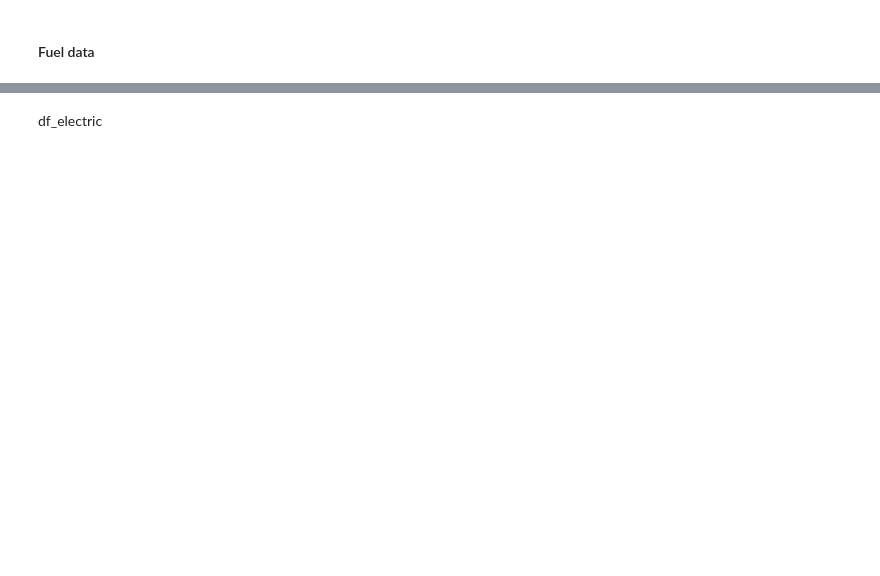
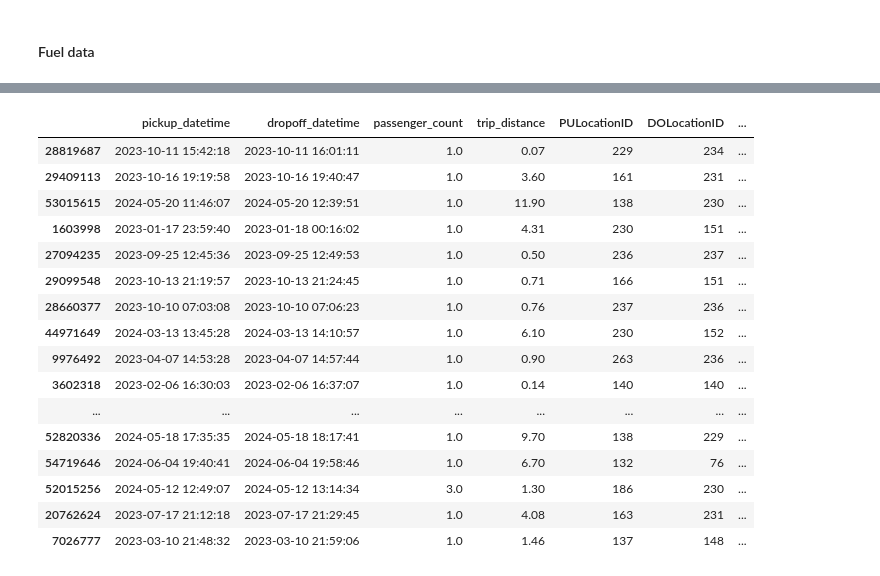
Before and after one commit to Pableren/Cab_Data_Cruise, a Jupyter notebook: Etl.ipynb, the cells around one changed output, grey strips where cells are left out. Drawn from its saved outputs; the diff is of its cells as text; code cells hidden in the pictures; blank space fills up the shorter version.

```diff
--- a/Etl.ipynb
+++ b/Etl.ipynb
@@ -417,2 +469,0 @@ df_electric.sample(2)
-# %% [markdown]
-df_electric
@@ -418,0 +475,20 @@ df_electric
+# %%
+df.sample(20)
+# %% [output]
+|  | pickup_datetime | dropoff_datetime | passenger_count | trip_distance | PULocationID | DOLocationID | ... |
+| 28819687 | 2023-10-11 15:42:18 | 2023-10-11 16:01:11 | 1.0 | 0.07 | 229 | 234 | ... |
+| 29409113 | 2023-10-16 19:19:58 | 2023-10-16 19:40:47 | 1.0 | 3.60 | 161 | 231 | ... |
+| 53015615 | 2024-05-20 11:46:07 | 2024-05-20 12:39:51 | 1.0 | 11.90 | 138 | 230 | ... |
+| 1603998 | 2023-01-17 23:59:40 | 2023-01-18 00:16:02 | 1.0 | 4.31 | 230 | 151 | ... |
+| 27094235 | 2023-09-25 12:45:36 | 2023-09-25 12:49:53 | 1.0 | 0.50 | 236 | 237 | ... |
+| 29099548 | 2023-10-13 21:19:57 | 2023-10-13 21:24:45 | 1.0 | 0.71 | 166 | 151 | ... |
+| 28660377 | 2023-10-10 07:03:08 | 2023-10-10 07:06:23 | 1.0 | 0.76 | 237 | 236 | ... |
+| 44971649 | 2024-03-13 13:45:28 | 2024-03-13 14:10:57 | 1.0 | 6.10 | 230 | 152 | ... |
+| 9976492 | 2023-04-07 14:53:28 | 2023-04-07 14:57:44 | 1.0 | 0.90 | 263 | 236 | ... |
+| 3602318 | 2023-02-06 16:30:03 | 2023-02-06 16:37:07 | 1.0 | 0.14 | 140 | 140 | ... |
+| ... | ... | ... | ... | ... | ... | ... | ... |
+| 52820336 | 2024-05-18 17:35:35 | 2024-05-18 18:17:41 | 1.0 | 9.70 | 138 | 229 | ... |
+| 54719646 | 2024-06-04 19:40:41 | 2024-06-04 19:58:46 | 1.0 | 6.70 | 132 | 76 | ... |
+| 52015256 | 2024-05-12 12:49:07 | 2024-05-12 13:14:34 | 3.0 | 1.30 | 186 | 230 | ... |
+| 20762624 | 2023-07-17 21:12:18 | 2023-07-17 21:29:45 | 1.0 | 4.08 | 163 | 231 | ... |
+| 7026777 | 2023-03-10 21:48:32 | 2023-03-10 21:59:06 | 1.0 | 1.46 | 137 | 148 | ... |
```
Also changed, not shown: parts of 18 cells of this notebook.
